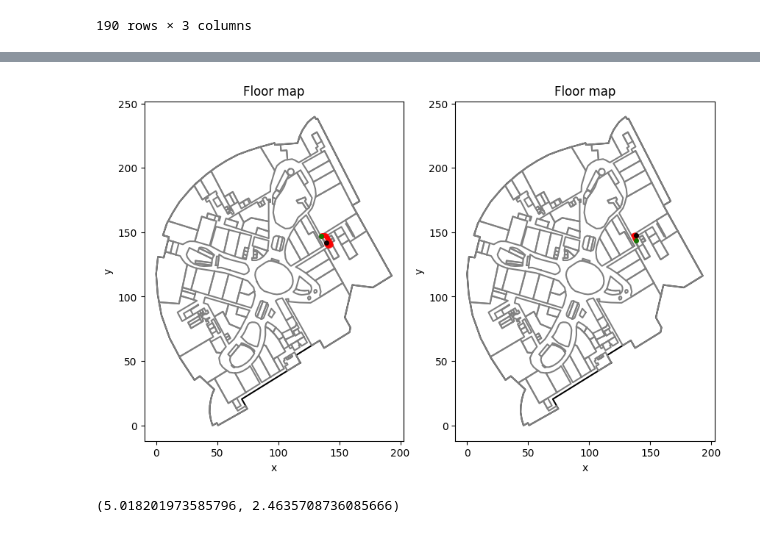
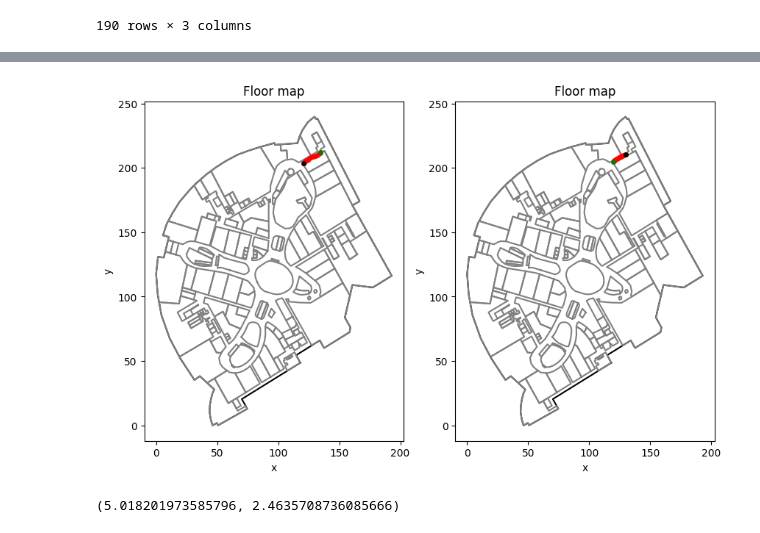
Before and after one commit to hungnd11/my-thesis, a Jupyter notebook: code/notebooks/piloc.ipynb, the cells around one changed output, grey strips where cells are left out. Drawn from its saved outputs; the diff is of its cells as text; code cells hidden in the pictures.

Commit message:
Filter relative positions

```diff
--- a/code/notebooks/piloc.ipynb
+++ b/code/notebooks/piloc.ipynb
@@ -420,6 +422,7 @@ def split_segments(n_steps: int,
 
   return segments
 # %%
-straight_line_segments = split_segments(len(step_locations),
-                                        turn_indices,
-                                        turn_window_n_steps=5)
+segments = split_segments(len(step_locations),
+                          turn_indices,
+                          turn_window_n_steps=5,
+                          straight_line_min_n_steps=10)
@@ -647,7 +653,8 @@ for data_file in tqdm(data_files):
 
     straight_line_segments = split_segments(len(step_timestamps),
                                             turn_indices,
-                                            turn_window_n_steps=5)
+                                            turn_window_n_steps=5,
+                                            straight_line_min_n_steps=20)
     wifi_fingerprint_location_df = read_wifi_fingerprint_location_df(
         site_id, floor_id, track_id, data_dir=WIFI_LOCATION_DATA_DIR)
     Fm = create_matrix(wifi_fingerprint_location_df)
@@ -851,19 +892,19 @@ data.sort_values("signal_corr",
 # %%
 fig, (ax1, ax2) = plt.subplots(1, 2, figsize=(10, 6))
 
 plot_floor_map(floor_polygons, store_polygons, ax=ax1)
 plot_floor_map(floor_polygons, store_polygons, ax=ax2)
 
-waypoint_location = transform_func(turns_f[0].step_positions[:, 1:])
+waypoint_location = transform_func(straight_line_segments[2].step_positions[:, 1:])
 plot_waypoint_location(waypoint_location, ax=ax1, plot_kwargs={"label": "train", "ls": "--"})
 
-waypoint_location = transform_func(turns_f[1].step_positions[:, 1:])
+waypoint_location = transform_func(straight_line_segments[3].step_positions[:, 1:])
 plot_waypoint_location(waypoint_location, ax=ax2, plot_kwargs={"label": "train", "ls": "--"})
 
 plt.ticklabel_format(useOffset=False)
 plt.show()
 # %% [output]
-[figure, old version]
+[figure, new version]
 # %%
 def compute_segment_length(segment: Segment) -> float:
   locations = segment.rel_step_positions[:, 1:]
```
Also changed, not shown: parts of 15 cells of this notebook.
